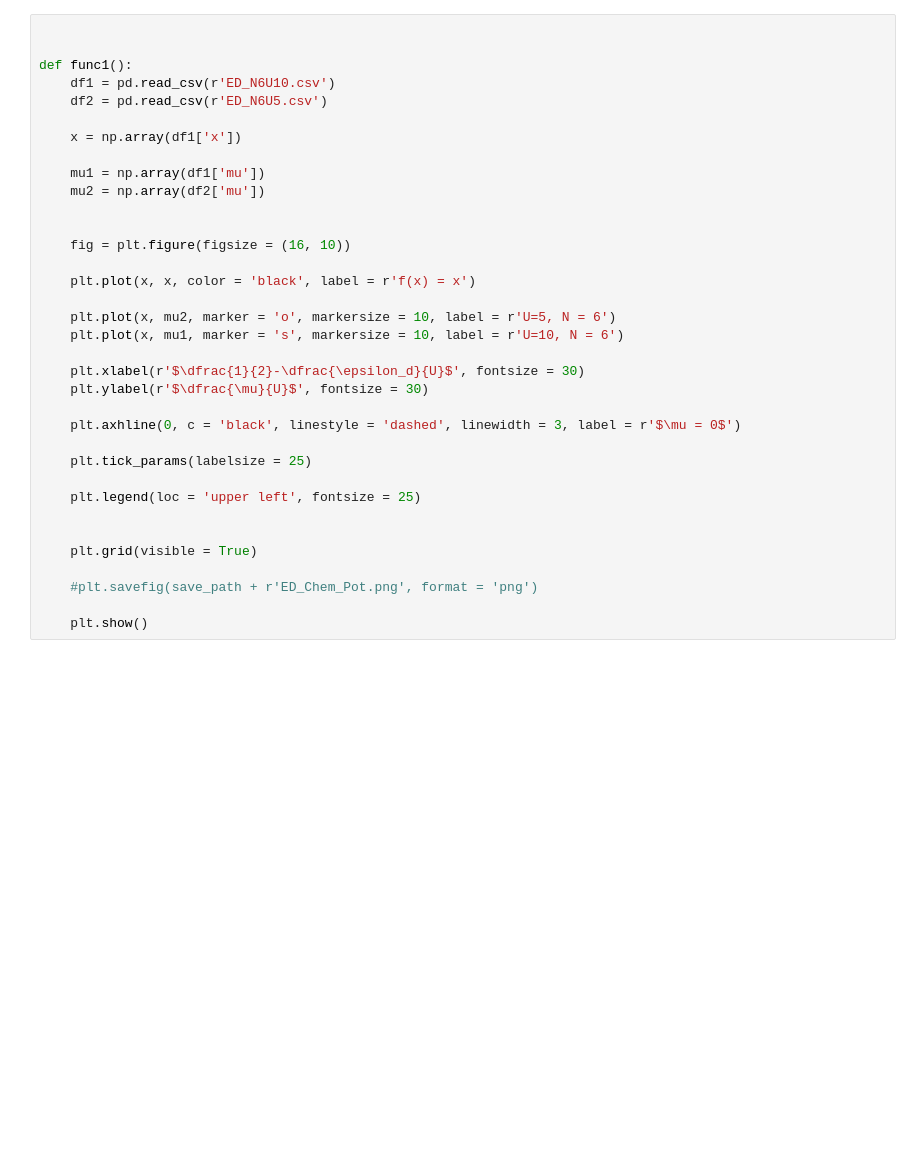
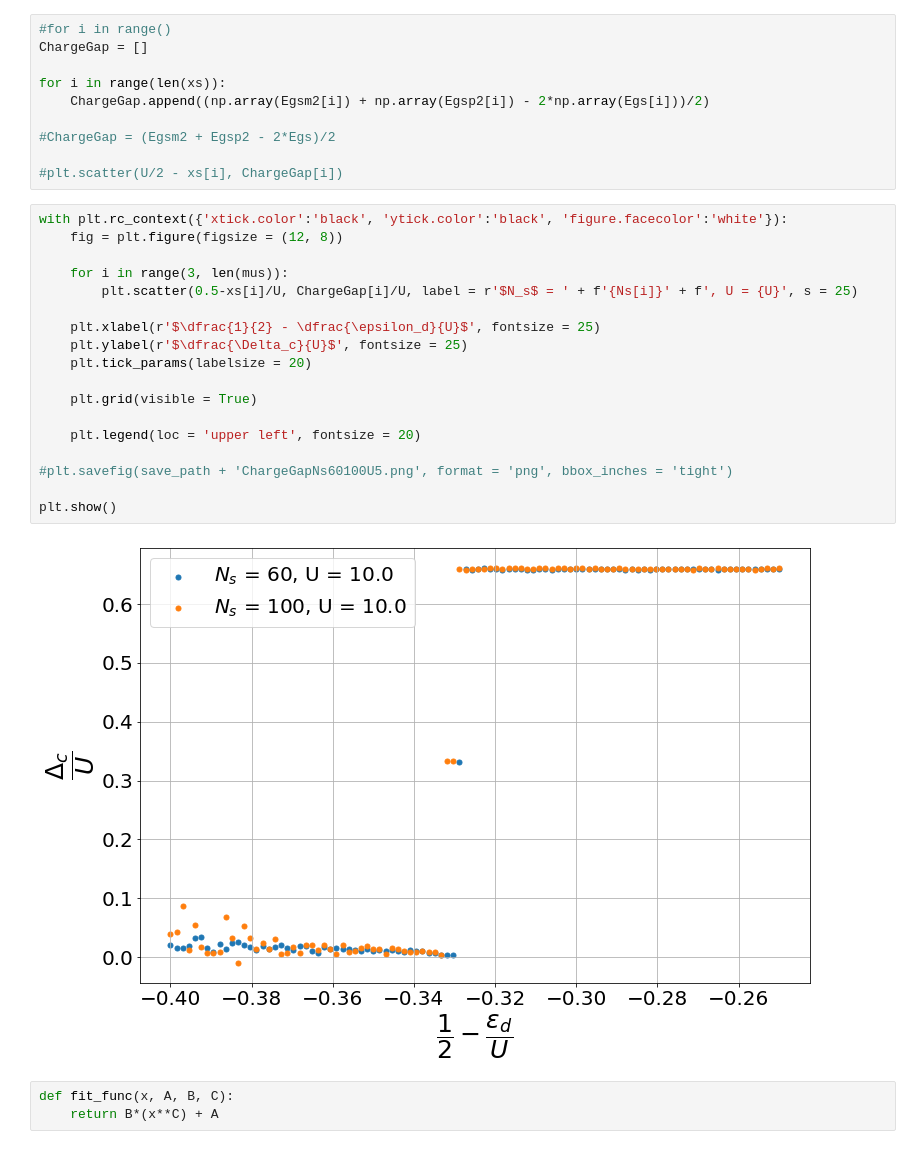
Before and after one commit to LuanSouzaSilva/IC_Chemical_Potential, a Jupyter notebook: IC_Chemical_Potential/Plota_Dados.ipynb, the cells around one changed output. Cells and saved outputs as stored; diff of their text form; blank space fills up the shorter version.

```diff
--- a/IC_Chemical_Potential/Plota_Dados.ipynb
+++ b/IC_Chemical_Potential/Plota_Dados.ipynb
@@ -47,35 +81,33 @@ plt.show()
-# %%
-
-
-def func1():
-    df1 = pd.read_csv(r'ED_N6U10.csv')
-    df2 = pd.read_csv(r'ED_N6U5.csv')
-
-    x = np.array(df1['x'])
-
-    mu1 = np.array(df1['mu'])
-    mu2 = np.array(df2['mu'])
-
-
-    fig = plt.figure(figsize = (16, 10))
-
-    plt.plot(x, x, color = 'black', label = r'f(x) = x')
-
-    plt.plot(x, mu2, marker = 'o', markersize = 10, label = r'U=5, N = 6')
-    plt.plot(x, mu1, marker = 's', markersize = 10, label = r'U=10, N = 6')
-
-    plt.xlabel(r'$\dfrac{1}{2}-\dfrac{\epsilon_d}{U}$', fontsize = 30)
-    plt.ylabel(r'$\dfrac{\mu}{U}$', fontsize = 30)
-
-    plt.axhline(0, c = 'black', linestyle = 'dashed', linewidth = 3, label = r'$\mu = 0$')
-
-    plt.tick_params(labelsize = 25)
-
-    plt.legend(loc = 'upper left', fontsize = 25)
-
-
-    plt.grid(visible = True)
-
-    #plt.savefig(save_path + r'ED_Chem_Pot.png', format = 'png')
-
-    plt.show()
+# %%
+#for i in range()
+ChargeGap = []
+
+for i in range(len(xs)):
+    ChargeGap.append((np.array(Egsm2[i]) + np.array(Egsp2[i]) - 2*np.array(Egs[i]))/2)
+
+#ChargeGap = (Egsm2 + Egsp2 - 2*Egs)/2
+
+#plt.scatter(U/2 - xs[i], ChargeGap[i])
+# %%
+with plt.rc_context({'xtick.color':'black', 'ytick.color':'black', 'figure.facecolor':'white'}):
+    fig = plt.figure(figsize = (12, 8))
+
+    for i in range(3, len(mus)):
+        plt.scatter(0.5-xs[i]/U, ChargeGap[i]/U, label = r'$N_s$ = ' + f'{Ns[i]}' + f', U = {U}', s = 25)
+
+    plt.xlabel(r'$\dfrac{1}{2} - \dfrac{\epsilon_d}{U}$', fontsize = 25)
+    plt.ylabel(r'$\dfrac{\Delta_c}{U}$', fontsize = 25)
+    plt.tick_params(labelsize = 20)
+
+    plt.grid(visible = True)
+
+    plt.legend(loc = 'upper left', fontsize = 20)
+
+#plt.savefig(save_path + 'ChargeGapNs60100U5.png', format = 'png', bbox_inches = 'tight')
+
+plt.show()
+# %% [output]
+[figure, added]
+# %%
+def fit_func(x, A, B, C):
+    return B*(x**C) + A
```
Also changed, not shown: parts of 11 cells of this notebook, 4 other files.
